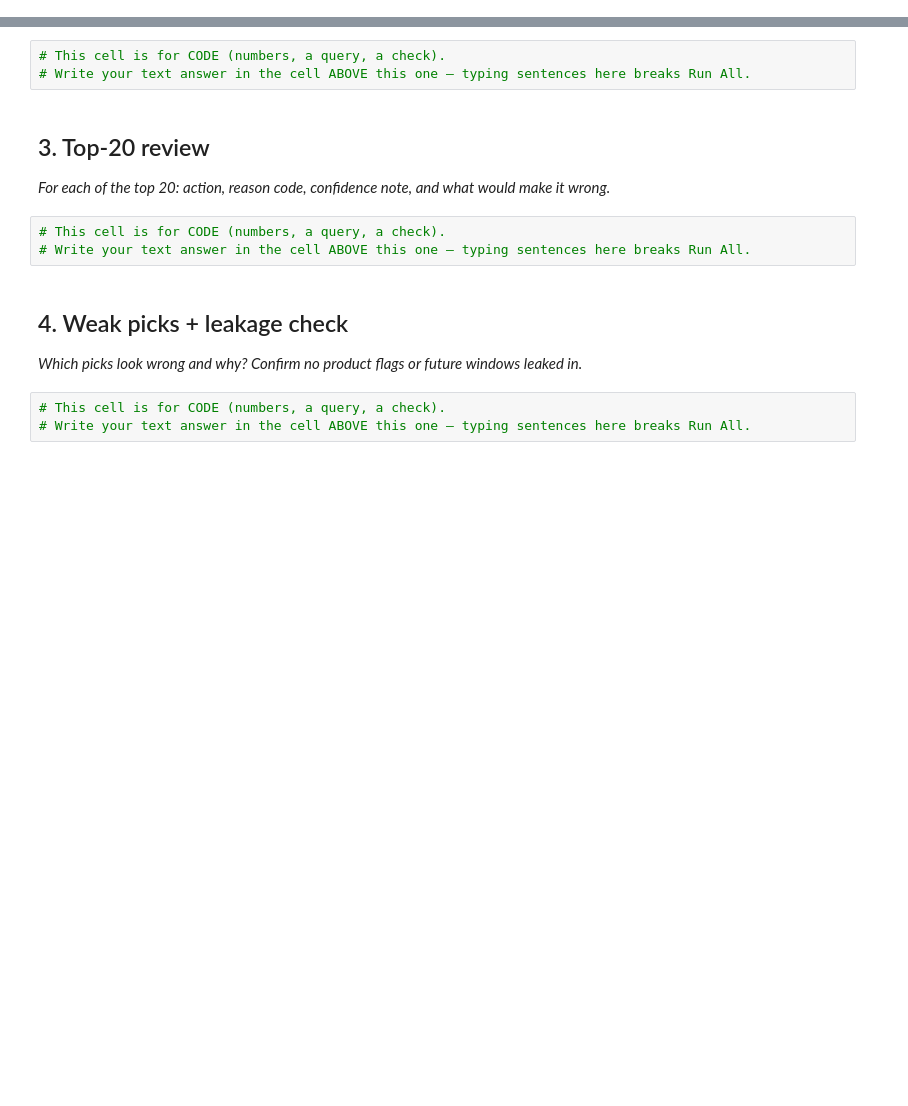
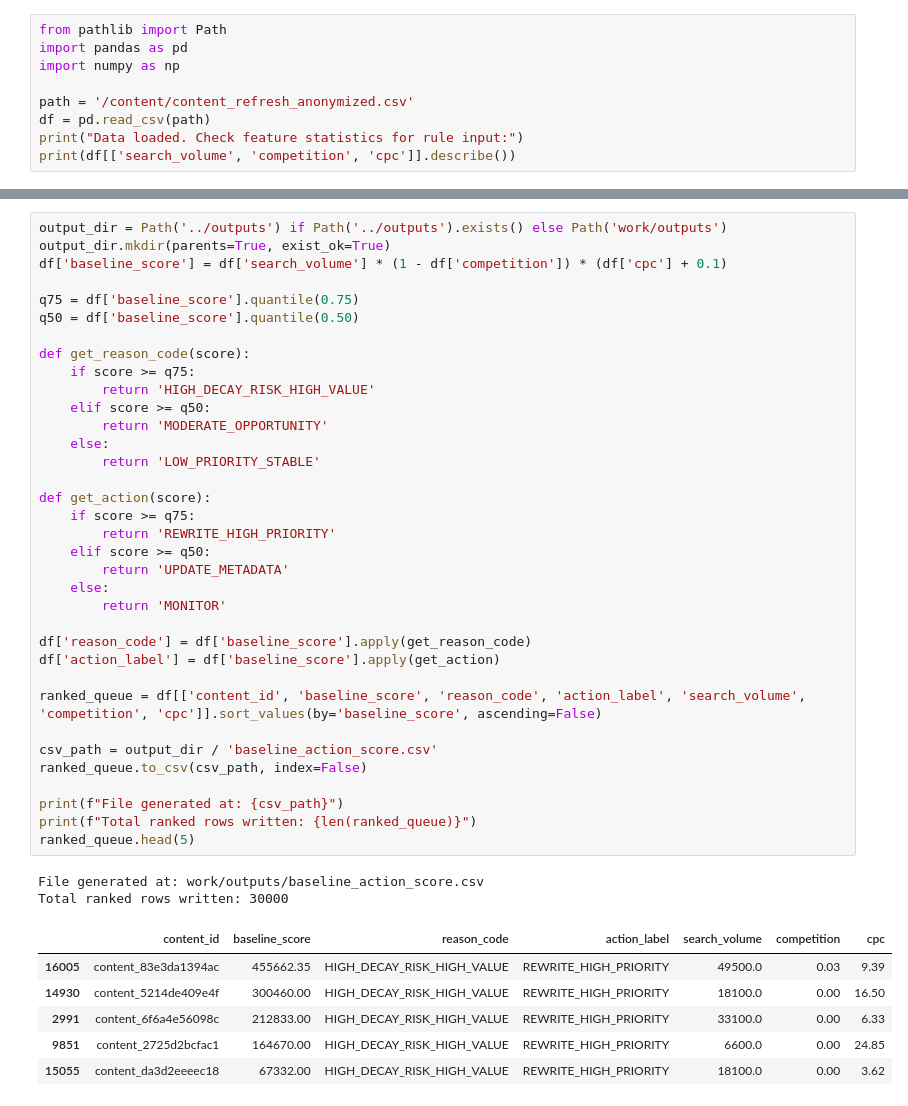
Before and after one commit to IbrahimAmr-PR/flyrank-intern, a Jupyter notebook: work/notebooks/w04_baseline_score.ipynb, the cells around one changed output, grey strips where cells are left out. Drawn from its saved outputs; the diff is of its cells as text; blank space fills up the shorter version.

```diff
--- a/work/notebooks/w04_baseline_score.ipynb
+++ b/work/notebooks/w04_baseline_score.ipynb
@@ -15,0 +12,9 @@ This skeleton is yours to fill. Work the sections **in order** — each one has
+# %%
+from pathlib import Path
+import pandas as pd
+import numpy as np
+
+path = '/content/content_refresh_anonymized.csv'
+df = pd.read_csv(path)
+print("Data loaded. Check feature statistics for rule input:")
+print(df[['search_volume', 'competition', 'cpc']].describe())
@@ -20,17 +37,44 @@ This skeleton is yours to fill. Work the sections **in order** — each one has
-# %%
-# This cell is for CODE (numbers, a query, a check).
-# Write your text answer in the cell ABOVE this one — typing sentences here breaks Run All.
-# %% [markdown]
-## 3. Top-20 review
-
-*For each of the top 20: action, reason code, confidence note, and what would make it wrong.*
-# %%
-# This cell is for CODE (numbers, a query, a check).
-# Write your text answer in the cell ABOVE this one — typing sentences here breaks Run All.
-# %% [markdown]
-## 4. Weak picks + leakage check
-
-*Which picks look wrong and why? Confirm no product flags or future windows leaked in.*
-# %%
-# This cell is for CODE (numbers, a query, a check).
-# Write your text answer in the cell ABOVE this one — typing sentences here breaks Run All.
+# %%
+output_dir = Path('../outputs') if Path('../outputs').exists() else Path('work/outputs')
+output_dir.mkdir(parents=True, exist_ok=True)
+df['baseline_score'] = df['search_volume'] * (1 - df['competition']) * (df['cpc'] + 0.1)
+
+q75 = df['baseline_score'].quantile(0.75)
+q50 = df['baseline_score'].quantile(0.50)
+
+def get_reason_code(score):
+    if score >= q75:
+        return 'HIGH_DECAY_RISK_HIGH_VALUE'
+    elif score >= q50:
+        return 'MODERATE_OPPORTUNITY'
+    else:
+        return 'LOW_PRIORITY_STABLE'
+
+def get_action(score):
+    if score >= q75:
+        return 'REWRITE_HIGH_PRIORITY'
+    elif score >= q50:
+        return 'UPDATE_METADATA'
+    else:
+        return 'MONITOR'
+
+df['reason_code'] = df['baseline_score'].apply(get_reason_code)
+df['action_label'] = df['baseline_score'].apply(get_action)
+
+ranked_queue = df[['content_id', 'baseline_score', 'reason_code', 'action_label', 'search_volume', 'competition', 'cpc']].sort_values(by='baseline_score', ascending=False)
+
+csv_path = output_dir / 'baseline_action_score.csv'
+ranked_queue.to_csv(csv_path, index=False)
+
+print(f"File generated at: {csv_path}")
+print(f"Total ranked rows written: {len(ranked_queue)}")
+ranked_queue.head(5)
+# %% [output]
+File generated at: work/outputs/baseline_action_score.csv
+Total ranked rows written: 30000
+|  | content_id | baseline_score | reason_code | action_label | search_volume | competition | cpc |
+| 16005 | content_83e3da1394ac | 455662.35 | HIGH_DECAY_RISK_HIGH_VALUE | REWRITE_HIGH_PRIORITY | 49500.0 | 0.03 | 9.39 |
+| 14930 | content_5214de409e4f | 300460.00 | HIGH_DECAY_RISK_HIGH_VALUE | REWRITE_HIGH_PRIORITY | 18100.0 | 0.00 | 16.50 |
+| 2991 | content_6f6a4e56098c | 212833.00 | HIGH_DECAY_RISK_HIGH_VALUE | REWRITE_HIGH_PRIORITY | 33100.0 | 0.00 | 6.33 |
+| 9851 | content_2725d2bcfac1 | 164670.00 | HIGH_DECAY_RISK_HIGH_VALUE | REWRITE_HIGH_PRIORITY | 6600.0 | 0.00 | 24.85 |
+| 15055 | content_da3d2eeeec18 | 67332.00 | HIGH_DECAY_RISK_HIGH_VALUE | REWRITE_HIGH_PRIORITY | 18100.0 | 0.00 | 3.62 |
```
Also changed, not shown: parts of 10 cells of this notebook.
